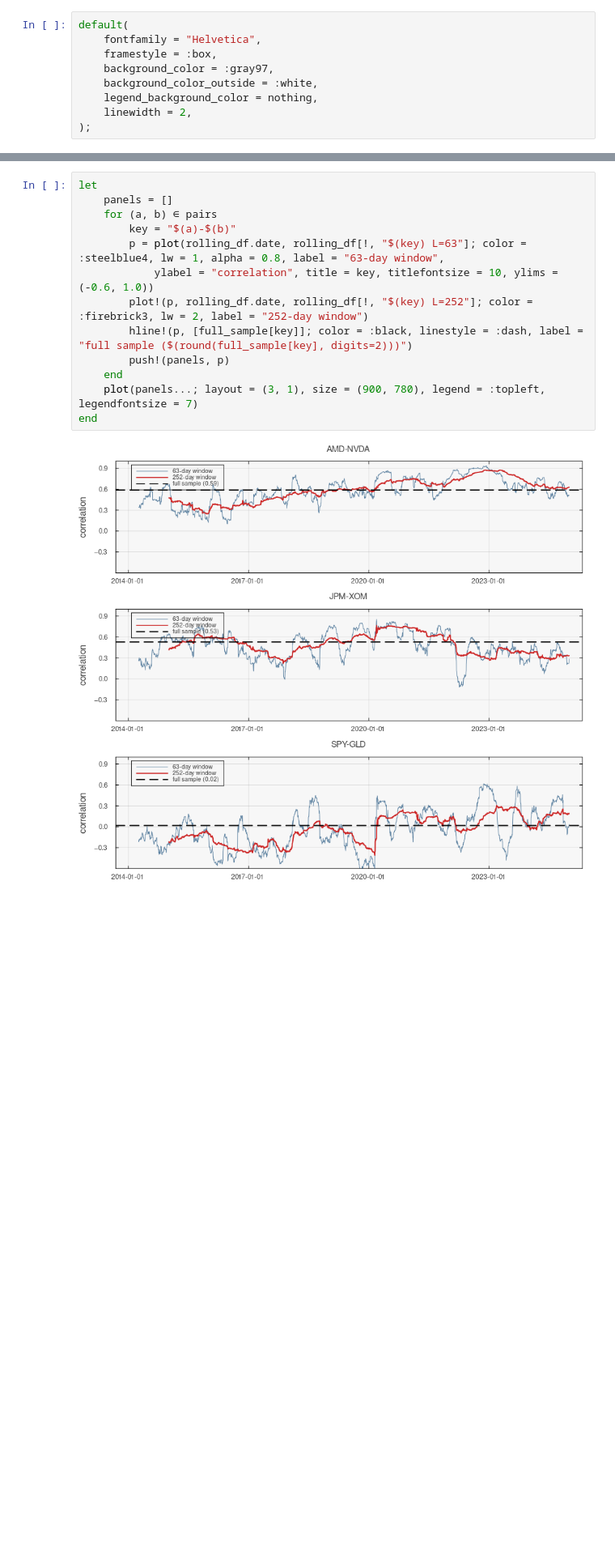
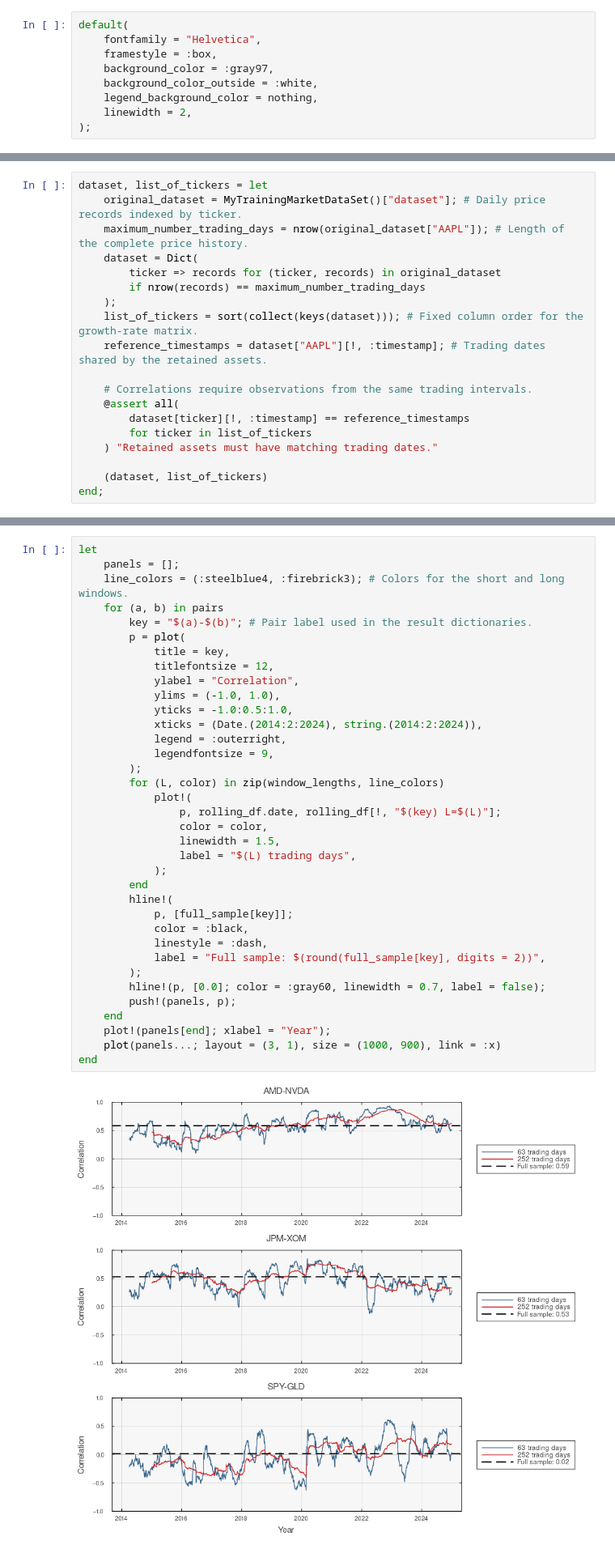
Before and after one commit to varnerlab/CHEME-5660-CourseRepository-Fall-2026, a Jupyter notebook: lectures/week-5/L5a/advanced/rolling-correlation/CHEME-5660-L5a-Advanced-RollingCorrelation-Fall-2026.ipynb, the cells around one changed output, grey strips where cells are left out. Shown at 81% size. Saved outputs shown, nothing was run; the diff lists cells and outputs as text; blank space fills up the shorter version.

```diff
--- a/lectures/week-5/L5a/advanced/rolling-correlation/CHEME-5660-L5a-Advanced-RollingCorrelation-Fall-2026.ipynb
+++ b/lectures/week-5/L5a/advanced/rolling-correlation/CHEME-5660-L5a-Advanced-RollingCorrelation-Fall-2026.ipynb
@@ -41,0 +54,19 @@ We use the daily data for the firms in the [S&P 500](https://en.wikipedia.org/wi
+# %%
+dataset, list_of_tickers = let
+    original_dataset = MyTrainingMarketDataSet()["dataset"]; # Daily price records indexed by ticker.
+    maximum_number_trading_days = nrow(original_dataset["AAPL"]); # Length of the complete price history.
+    dataset = Dict(
+        ticker => records for (ticker, records) in original_dataset
+        if nrow(records) == maximum_number_trading_days
+    );
+    list_of_tickers = sort(collect(keys(dataset))); # Fixed column order for the growth-rate matrix.
+    reference_timestamps = dataset["AAPL"][!, :timestamp]; # Trading dates shared by the retained assets.
+
+    # Correlations require observations from the same trading intervals.
+    @assert all(
+        dataset[ticker][!, :timestamp] == reference_timestamps
+        for ticker in list_of_tickers
+    ) "Retained assets must have matching trading dates."
+
+    (dataset, list_of_tickers)
+end;
@@ -90,15 +165,38 @@ The dictionary holds each pair's full-sample correlation, the single number the
 # %%
 let
-    panels = []
-    for (a, b) ∈ pairs
-        key = "$(a)-$(b)"
-        p = plot(rolling_df.date, rolling_df[!, "$(key) L=63"]; color = :steelblue4, lw = 1, alpha = 0.8, label = "63-day window",
-            ylabel = "correlation", title = key, titlefontsize = 10, ylims = (-0.6, 1.0))
-        plot!(p, rolling_df.date, rolling_df[!, "$(key) L=252"]; color = :firebrick3, lw = 2, label = "252-day window")
-        hline!(p, [full_sample[key]]; color = :black, linestyle = :dash, label = "full sample ($(round(full_sample[key], digits=2)))")
-        push!(panels, p)
+    panels = [];
+    line_colors = (:steelblue4, :firebrick3); # Colors for the short and long windows.
+    for (a, b) in pairs
+        key = "$(a)-$(b)"; # Pair label used in the result dictionaries.
+        p = plot(
+            title = key,
+            titlefontsize = 12,
+            ylabel = "Correlation",
+            ylims = (-1.0, 1.0),
+            yticks = -1.0:0.5:1.0,
+            xticks = (Date.(2014:2:2024), string.(2014:2:2024)),
+            legend = :outerright,
+            legendfontsize = 9,
+        );
+        for (L, color) in zip(window_lengths, line_colors)
+            plot!(
+                p, rolling_df.date, rolling_df[!, "$(key) L=$(L)"];
+                color = color,
+                linewidth = 1.5,
+                label = "$(L) trading days",
+            );
+        end
+        hline!(
+            p, [full_sample[key]];
+            color = :black,
+            linestyle = :dash,
+            label = "Full sample: $(round(full_sample[key], digits = 2))",
+        );
+        hline!(p, [0.0]; color = :gray60, linewidth = 0.7, label = false);
+        push!(panels, p);
     end
-    plot(panels...; layout = (3, 1), size = (900, 780), legend = :topleft, legendfontsize = 7)
+    plot!(panels[end]; xlabel = "Year");
+    plot(panels...; layout = (3, 1), size = (1000, 900), link = :x)
 end
 # %% [output]
-[figure, old version]
+[figure, new version]
```
Also changed, not shown: parts of 28 cells of this notebook, 22 other files.
